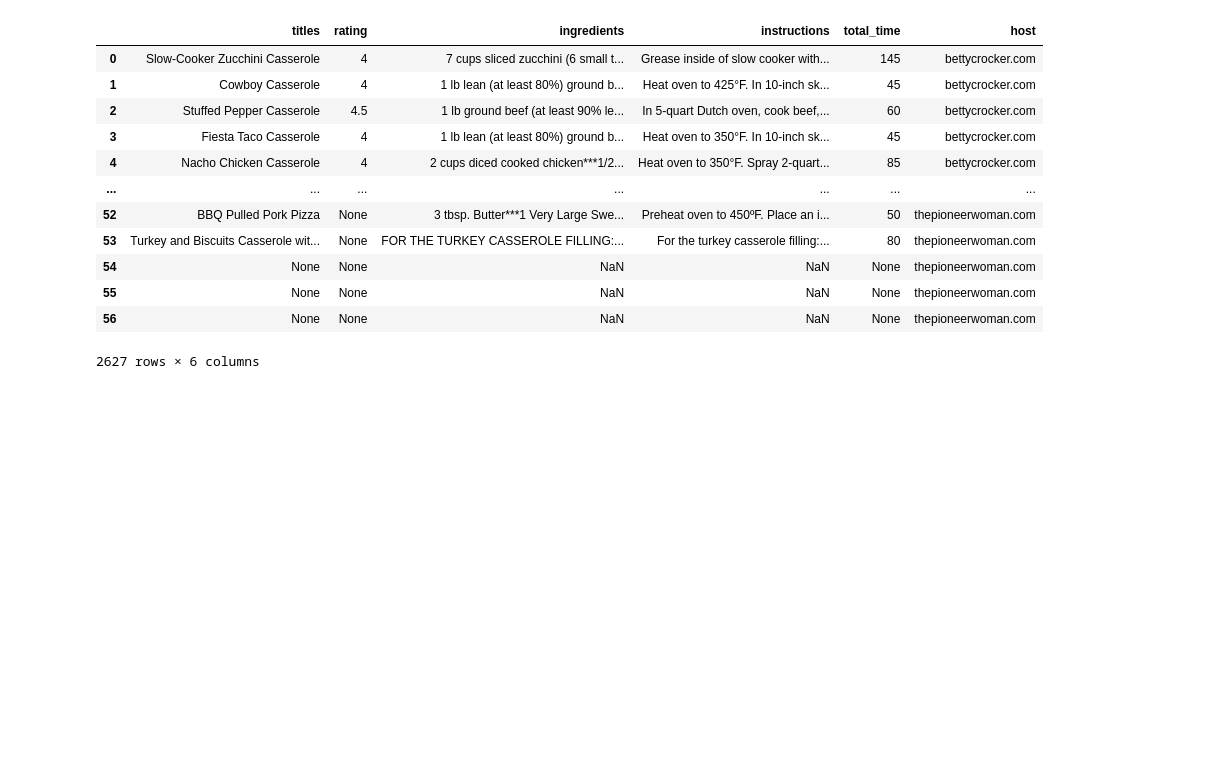
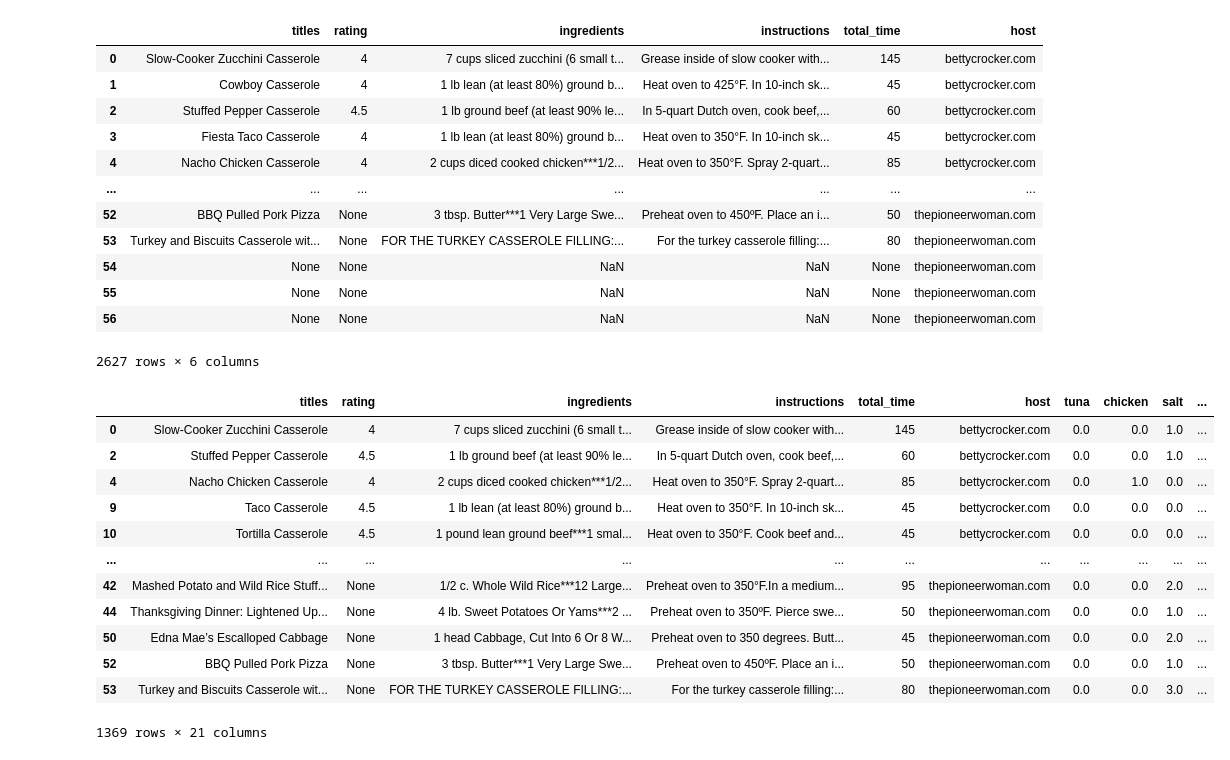
Before and after one commit to worldsbestdad/NSS-capstone-placeholder, a Jupyter notebook: notebooks/Cleanerdata.ipynb, the cells around one changed output. Drawn from its saved outputs; the diff is of its cells as text; code cells hidden in the pictures; blank space fills up the shorter version.

Commit message:
Having a lot of fun with this regex

```diff
--- a/notebooks/Cleanerdata.ipynb
+++ b/notebooks/Cleanerdata.ipynb
@@ -125,13 +125,46 @@ recipes
 | 55 | None | None | NaN | NaN | None | thepioneerwoman.com |
 | 56 | None | None | NaN | NaN | None | thepioneerwoman.com |
 2627 rows × 6 columns
-# %%
-tuna_regex = 'tuna'
-recipes['tuna'] = recipes['ingredients'].str.findall('tuna')
-recipes['chicken'] = recipes['ingredients'].str.findall('chicken')
-recipes['crab'] = recipes['ingredients'].str.findall('crab')
-#ok this next one is honestly so funny, it shows every time someone salts in the instructions. I love it.
-recipes['salt'] = recipes['instructions'].str.count('salt')
-recipes['temperature'] = recipes['instructions'].str.findall(r'\d{3}°F')
+# %%
+#The following look for meat or type of meat within the recipes
+recipes['tuna'] = recipes['ingredients'].str.count(r'tuna|Tuna')
+#no chicken broth here
+recipes['chicken'] = recipes['ingredients'].str.count(r'chicken\s(?!broth|Broth)|Chicken\s(?!broth|Broth)')
+recipes['crab'] = recipes['ingredients'].str.count(r'crab|Crab')
+recipes['meat'] = recipes['ingredients'].str.count(r'fish|Fish|beef|Beef|chicken\s(?!broth|Broth)|Chicken\s(?!broth|Broth)|crab|Crab|pork|Pork|sausage|Sausage|ham|Ham|lobster|Lobster|tuna|Tuna|bacon|Bacon|steak|Steak|hot\sdog|Hot\sdog')
+#Now we're looking for starch!
+recipes['pasta'] = recipes['ingredients'].str.count(r'pasta\s(?!sauce|Sauce)|Pasta\s(?!sauce|Sauce)|penne|Penne|macaroni|Macaroni')
+recipes['rice'] = recipes['ingredients'].str.count(r'rice|Rice')
+recipes['bread_crumbs'] = recipes['ingredients'].str.count(r'bread\scrumb|Bread\scrumb|Bread\sCrumb')
+#The following are looking for specific ingredients within the recipes, not necessarily meat
+recipes['cheese'] = recipes['ingredients'].str.count(r'cheese|cheese|cheddar|Cheddar|parmesean|Parmesean')
+#ok this next one is honestly so funny, it shows every time someone salts in the instructions. I love it.
+recipes['salt'] = recipes['instructions'].str.count(r'salt|Salt')
+recipes['temperature'] = recipes['instructions'].str.findall(r'\d{3}\s{0,1}.F|\d{3}\s{0,1}.C|\d{3}\sdegrees')
+#Let's get some wild ones in here
+recipes['microwave'] = recipes['instructions'].str.count(r'microwave|Microwave')
+recipes['crockpot'] = recipes['instructions'].str.count(r'slow\scooker|Slow\scooker|Slow\sCooker')
+recipes['ingredient_count'] = recipes['ingredients'].str.count(r'\*{3}')+1
+#Baking dish size next, this one is going to be a doozie.
+recipes['baking_dish'] = recipes['instructions'].str.find(r'baking\sdish|Baking\sdish')
+recipes['dish_type'] = recipes['instructions'].str.findall(r'glass|Glass|ceramic|Ceramic|cast\siron|Cast\sIron|Cast\siron')
+# %%
+recipes = recipes.drop(recipes[recipes.titles == 'None'].index)
 # %%
 recipes.to_excel("../data/casseroles.xlsx")
+# %%
+recipes
+# %% [output]
+|  | titles | rating | ingredients | instructions | total_time | host | tuna | chicken | salt | ... |
+| 0 | Slow-Cooker Zucchini Casserole | 4 | 7 cups sliced zucchini (6 small t... | Grease inside of slow cooker with... | 145 | bettycrocker.com | 0.0 | 0.0 | 1.0 | ... |
+| 2 | Stuffed Pepper Casserole | 4.5 | 1 lb ground beef (at least 90% le... | In 5-quart Dutch oven, cook beef,... | 60 | bettycrocker.com | 0.0 | 0.0 | 1.0 | ... |
+| 4 | Nacho Chicken Casserole | 4 | 2 cups diced cooked chicken***1/2... | Heat oven to 350°F. Spray 2-quart... | 85 | bettycrocker.com | 0.0 | 1.0 | 0.0 | ... |
+| 9 | Taco Casserole | 4.5 | 1 lb lean (at least 80%) ground b... | Heat oven to 350°F. In 10-inch sk... | 45 | bettycrocker.com | 0.0 | 0.0 | 0.0 | ... |
+| 10 | Tortilla Casserole | 4.5 | 1 pound lean ground beef***1 smal... | Heat oven to 350°F. Cook beef and... | 45 | bettycrocker.com | 0.0 | 0.0 | 0.0 | ... |
+| ... | ... | ... | ... | ... | ... | ... | ... | ... | ... | ... |
+| 42 | Mashed Potato and Wild Rice Stuff... | None | 1/2 c. Whole Wild Rice***12 Large... | Preheat oven to 350°F.In a medium... | 95 | thepioneerwoman.com | 0.0 | 0.0 | 2.0 | ... |
+| 44 | Thanksgiving Dinner: Lightened Up... | None | 4 lb. Sweet Potatoes Or Yams***2 ... | Preheat oven to 350ºF. Pierce swe... | 50 | thepioneerwoman.com | 0.0 | 0.0 | 1.0 | ... |
+| 50 | Edna Mae’s Escalloped Cabbage | None | 1 head Cabbage, Cut Into 6 Or 8 W... | Preheat oven to 350 degrees. Butt... | 45 | thepioneerwoman.com | 0.0 | 0.0 | 2.0 | ... |
+| 52 | BBQ Pulled Pork Pizza | None | 3 tbsp. Butter***1 Very Large Swe... | Preheat oven to 450ºF. Place an i... | 50 | thepioneerwoman.com | 0.0 | 0.0 | 1.0 | ... |
+| 53 | Turkey and Biscuits Casserole wit... | None | FOR THE TURKEY CASSEROLE FILLING:... | For the turkey casserole filling:... | 80 | thepioneerwoman.com | 0.0 | 0.0 | 3.0 | ... |
+1369 rows × 21 columns
```
Also changed, not shown: parts of 1 cell of this notebook, 2 other files.
